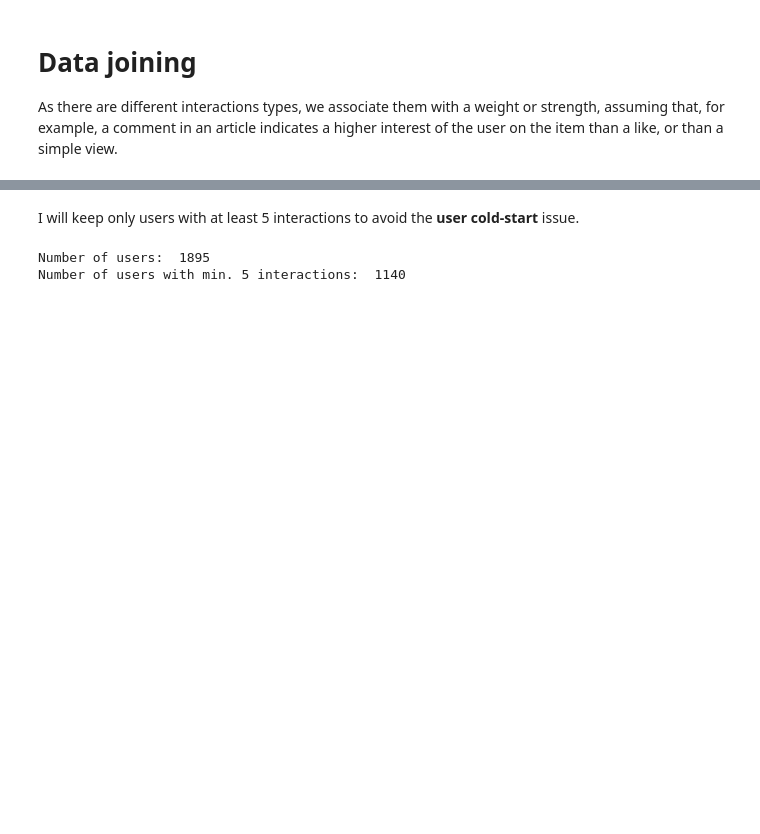
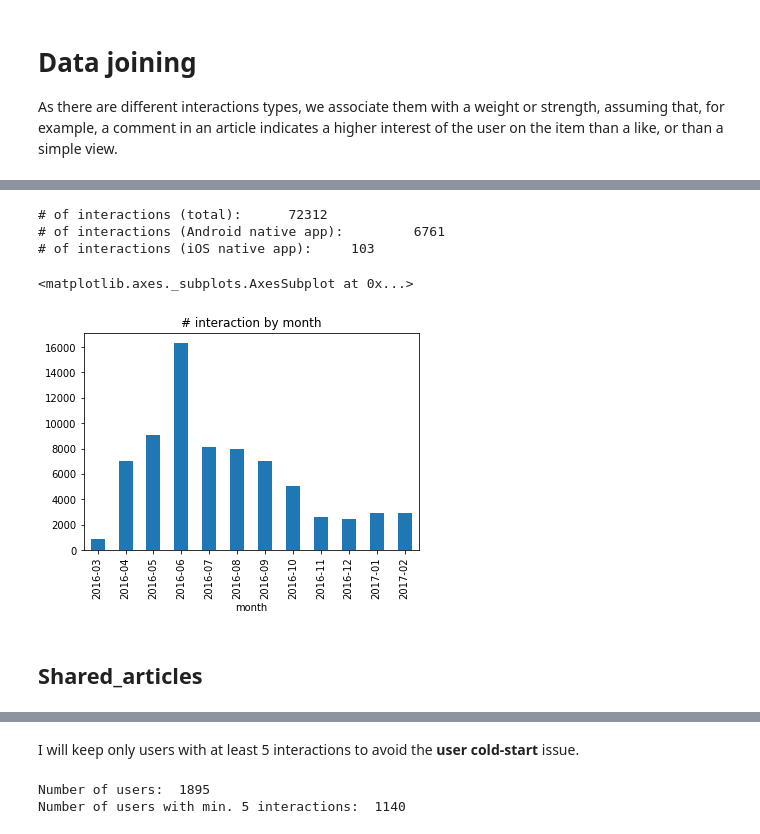
Before and after one commit to salma71/MSDS_SU2020, a Jupyter notebook: Recommender_system612/week_2/Project_2.ipynb, the cells around one changed output, grey strips where cells are left out. Saved outputs shown, nothing was run; the diff lists cells and outputs as text; code cells hidden in the pictures; blank space fills up the shorter version.

```diff
--- a/Recommender_system612/week_2/Project_2.ipynb
+++ b/Recommender_system612/week_2/Project_2.ipynb
@@ -97,7 +97,7 @@ event_type_weight = {
     'COMMENT CREATED': 4.0
 }
 
-interactions_df['eventWeight'] = userinter_df['eventType'].apply(lambda x:event_type_weight[x])
+interactions_df['eventWeight'] = interactions_df['eventType'].apply(lambda x:event_type_weight[x])
 interactions_df.head()
 # %% [output]
 |  | timestamp | eventType | contentId | personId | sessionId | userAgent | userRegion | userCountry | eventWeight |
@@ -108,0 +111,11 @@ interactions_df.head()
+# %%
+from datetime import datetime
+
+def to_datetime(ts):
+    return datetime.fromtimestamp(ts)
+
+def to_datetime_str(ts):
+    return to_datetime(ts).strftime('%Y-%m-%d %H:%M:%S')
+
+print('First interaction: \t%s' % to_datetime_str(interactions_df['timestamp'].min()))
+print('Last interaction: \t%s' % to_datetime_str(interactions_df['timestamp'].max()))
@@ -108,0 +125,20 @@ interactions_df.head()
+# %%
+total_count = len(interactions_df)
+android_count = len(interactions_df[interactions_df['userAgent'] == 'Android - Native Mobile App'])
+ios_count = len(interactions_df[interactions_df['userAgent'] == 'iOS - Native Mobile App'])
+print('# of interactions (total): \t%d' % total_count)
+print('# of interactions (Android native app): \t%d' % android_count)
+print('# of interactions (iOS native app): \t%d' % ios_count)
+# %% [output]
+# of interactions (total):      72312
+# of interactions (Android native app):         6761
+# of interactions (iOS native app):     103
+# %%
+interactions_df['datetime'] = interactions_df['timestamp'].apply(lambda x: to_datetime(x))
+interactions_df['month'] = interactions_df['datetime'].apply(lambda x: '{0}-{1:02}'.format(x.year, x.month))
+interactions_df.groupby('month').size().plot(kind='bar', title='# interaction by month')
+# %% [output]
+<matplotlib.axes._subplots.AxesSubplot at 0x...>
+[figure, added]
+# %% [markdown]
+## Shared_articles
```
Also changed, not shown: parts of 23 cells of this notebook, 1 other file.
